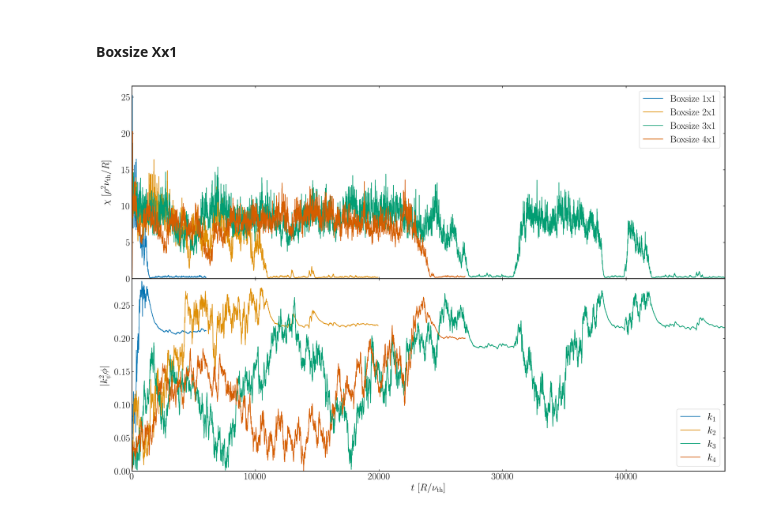
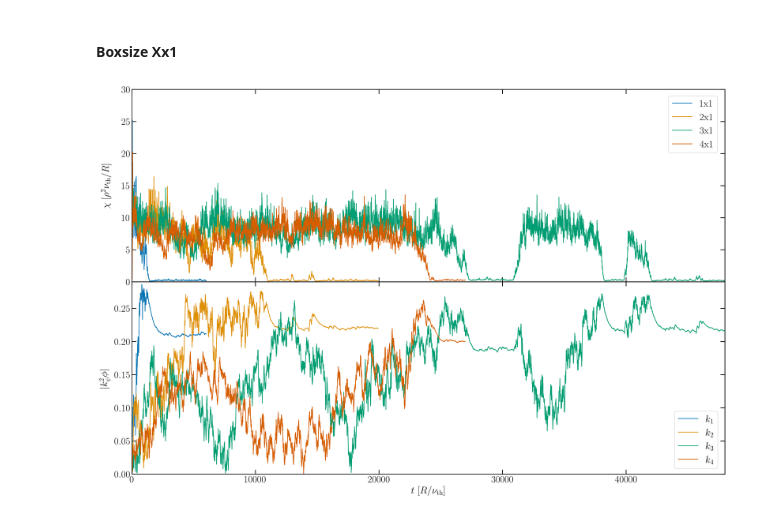
Before and after one commit to ManeLippert/Bachelorthesis-Shearingrate-Convergence, a Jupyter notebook: data/S6_rlt6.0/compare_boxsize.ipynb, the cells around one changed output. Drawn from its saved outputs; the diff is of its cells as text; code cells hidden in the pictures.

Commit message:
#23: New Layout for Plots and Multiplot

```diff
--- a/data/S6_rlt6.0/compare_boxsize.ipynb
+++ b/data/S6_rlt6.0/compare_boxsize.ipynb
@@ -40,10 +40,10 @@ if not os.path.exists(picDir):
     os.makedirs(picDir)
 # %%
 # Compare eflux and amplitude in time domain
-fig, (ax_eflux, ax_wexb_max) = plt.subplots(2, 1, figsize = (24,16), sharex=True, squeeze=True)
+fig, (ax_eflux, ax_wexb_max) = plt.subplots(2, 1, figsize = (24,16), sharex=True)
 #fig.suptitle(r'$N_{\mathrm{vpar}}$ = 48; $N_{\mathrm{\mu}}$ = 9')
 
-boxsize = [r'Boxsize 1x1', r'Boxsize 2x1', r'Boxsize 3x1', r'Boxsize 4x1']
+boxsize = [r'1x1', r'2x1', r'3x1', r'4x1']
 
 #ax_eflux.set_title(r'$N_s$ = 16,   $N_{\mathrm{vpar}}$ = 48,   $N_{\mathrm{\mu}}$ = 9', pad=20)
 #ax_eflux.set_xlabel(r'$t~[R/ \nu_{\mathrm{th}}]$')
@@ -66,37 +66,37 @@ for i, n, k in zip(f, boxsize, max_index):
     eflux, time = eflux[:k], time[:k]
 
     ax_eflux.plot(time, eflux, label=n)
 
     plot.ax_ticks_subplot(ax_eflux)
 
-    if x_max < time[-1]:
-        x_max = time[-1]
+    if x_max < time[-2]:
+        x_max = time[-2]
 
     ax_eflux.set_xlim(xmin=0, xmax=x_max)
-    ax_eflux.set_ylim(ymin=0)
+    ax_eflux.set_ylim(ymin=0, ymax=30)
 
-    ax_eflux.legend(loc='upper right')
+    ax_eflux.legend(loc=(0.905, 0.67))
 
     #wexb_max
     wexb, rad_coord, rad_boxsize, ddphi, dx, zonal_pot = zonalflow.get_shearingrate_radialcoordinate_radialboxsize_ddphi_dx_zonalpot(i)
     wexb_max = zonalflow.get_max_shearingrate(i, wexb, time, 1)
 
     ax_wexb_max.plot(time, wexb_max[fourier_index][:k], label= r'$k_' + str(fourier_index) + r'$')
 
     fourier_index += 1
 
     plot.ax_ticks_subplot(ax_wexb_max)
 
     ax_wexb_max.set_xlim(xmin=0, xmax=x_max)
     ax_wexb_max.set_ylim(ymin=0, ymax=0.29)
 
-    ax_wexb_max.legend(loc='lower right')
+    ax_wexb_max.legend(loc=(0.915, 0.03))
 
 plt.subplots_adjust(wspace=0, hspace=0)
 
-plt.savefig(picDir + '/S6_rlt6.0_boxsize1-2-3-4x1_Ns16_Nvpar48_Nmu9.pdf', bbox_inches='tight')
+plt.savefig(picDir + '/S6_rlt6.0_boxsize1-2-3-4x1_Ns16_Nvpar48_Nmu9_comparison.pdf', bbox_inches='tight')
 
 #plot.savefig_subplot(fig, ax_eflux   , picDir + '/S6_rlt6.0_boxsize1-2-3-4x1_Ns16_Nvpar48_Nmu9_eflux_comparison.pdf'   , pad=0.02)
 #plot.savefig_subplot(fig, ax_wexb_max, picDir + '/S6_rlt6.0_boxsize1-2-3-4x1_Ns16_Nvpar48_Nmu9_wexb_max_comparison.pdf', pad=0.02)
 # %% [output]
-[figure, old version]
+[figure, new version]
```
Also changed, not shown: parts of 1 cell of this notebook, 25 other files.
